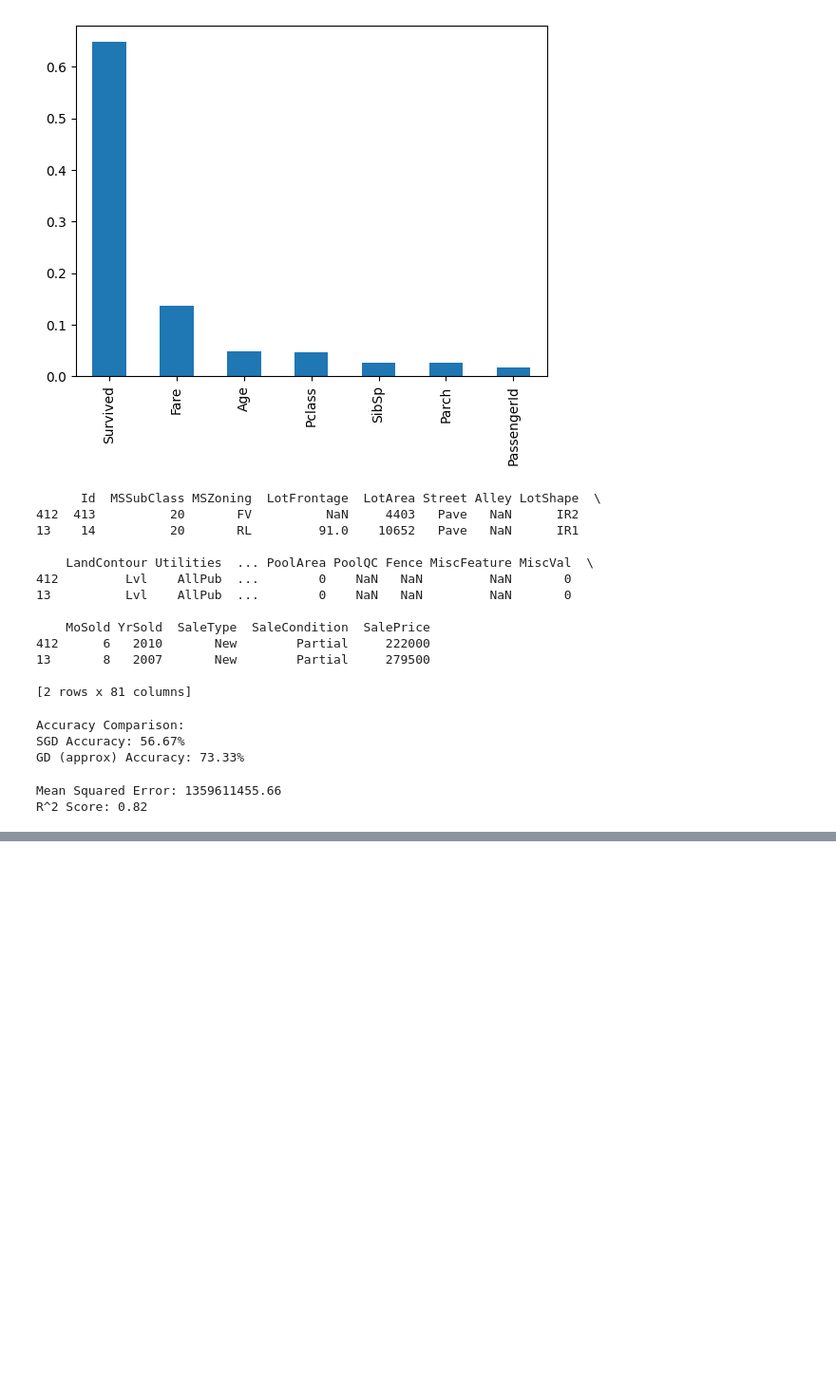
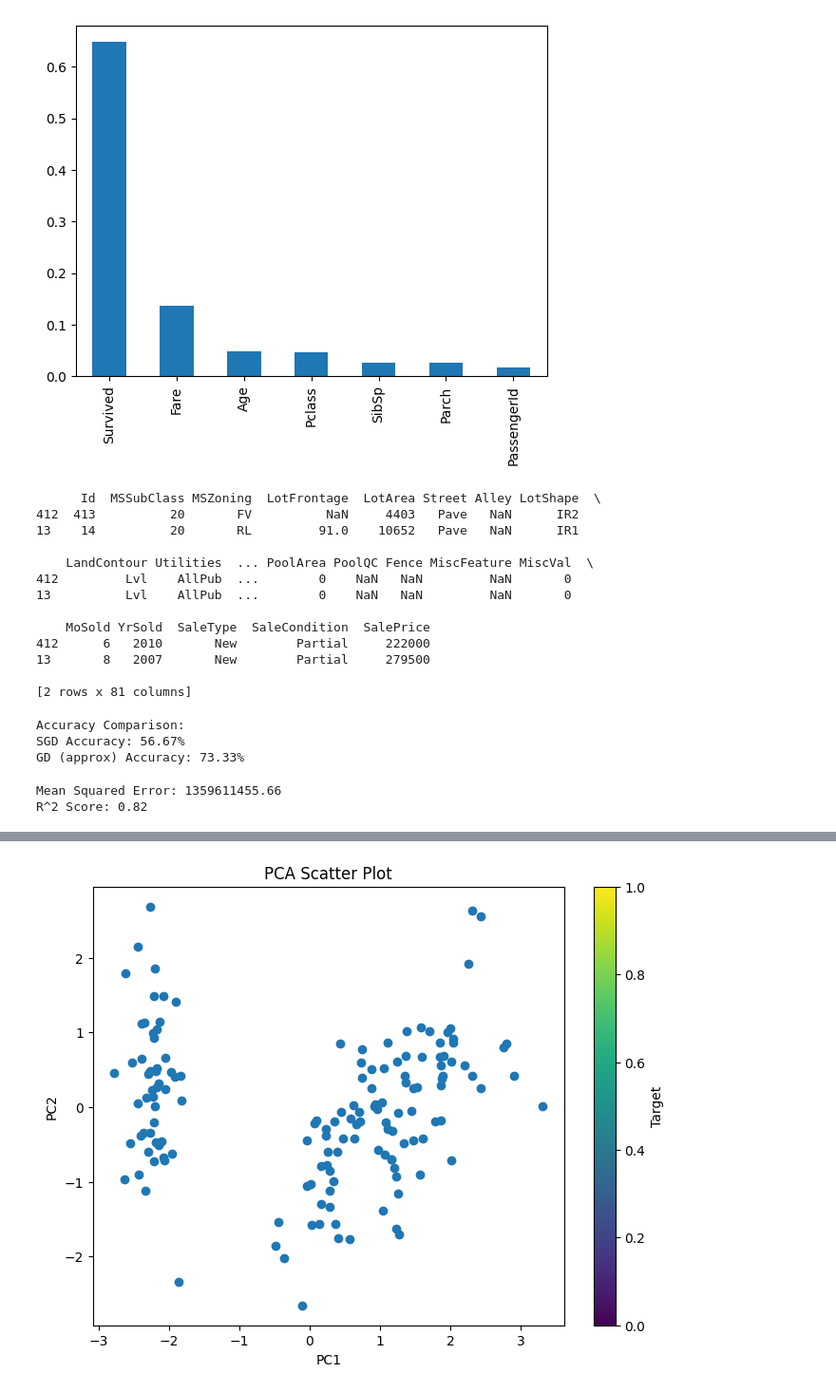
Before and after one commit to RohithThota2509/ML-lab-206, a Jupyter notebook: MLlab.ipynb, the cells around one changed output, grey strips where cells are left out. Shown at 95% size. Cells and saved outputs as stored; diff of their text form; code cells hidden in the pictures; blank space fills up the shorter version.

```diff
--- a/MLlab.ipynb
+++ b/MLlab.ipynb
@@ -289,0 +599,74 @@ R^2 Score: 0.82
+# %%
+# --------------------------
+# PCA Analysis Program
+# --------------------------
+
+# Required imports
+import pandas as pd
+import numpy as np
+import matplotlib.pyplot as plt
+from sklearn.datasets import load_iris, load_breast_cancer, load_diabetes
+from sklearn.preprocessing import StandardScaler
+from sklearn.decomposition import PCA
+
+# Load any dataset (example: Iris, Breast Cancer, Diabetes)
+dataset = load_iris(as_frame=True)
+X = dataset.data
+y = dataset.target
+feature_names = X.columns
+
+# --------------------------
+# 4.a Standardize the variables
+# --------------------------
+# PCA is affected by scale, so standardization ensures each variable contributes equally.
+scaler = StandardScaler()
+X_scaled = scaler.fit_transform(X)
+
+# --------------------------
+# 4.b Apply PCA
+# --------------------------
+pca = PCA()
+X_pca = pca.fit_transform(X_scaled)
+
+# Scatter plot using PC1 and PC2
+plt.figure(figsize=(8,6))
+plt.scatter(X_pca[:,0], X_pca[:,1])
+plt.xlabel('PC1')
+plt.ylabel('PC2')
+plt.title('PCA Scatter Plot')
+plt.colorbar(label='Target')
+plt.show()
+
+# --------------------------
+# 4.c Identify most important variables for PC1 and PC2
+# --------------------------
+loadings = pd.DataFrame(pca.components_.T, columns=[f'PC{i+1}' for i in range(X.shape[1])],
+                        index=feature_names)
+
+print("\nFeature loadings for PC1 and PC2:")
+print(loadings[['PC1','PC2']])
+
+print("\nMost important variables for PC1:")
+print(loadings['PC1'].abs().sort_values(ascending=False).head(3))
+
+print("\nMost important variables for PC2:")
+print(loadings['PC2'].abs().sort_values(ascending=False).head(3))
+
+# Explanation:
+# The higher the absolute value of a feature's loading, the more it contributes to that PC.
+
+# --------------------------
+# 4.d Variance explained by PC1 and PC2
+# --------------------------
+explained_variance = pca.explained_variance_ratio_
+print(f"\nVariance explained by PC1: {explained_variance[0]*100:.2f}%")
+print(f"Variance explained by PC2: {explained_variance[1]*100:.2f}%")
+
+# --------------------------
+# 4.e Number of PCs explaining >80% of total variance
+# --------------------------
+cumulative_variance = np.cumsum(explained_variance)
+num_pcs_80 = np.argmax(cumulative_variance >= 0.80) + 1
+print(f"\nNumber of PCs explaining >=80% variance: {num_pcs_80}")
+# %% [output]
+[figure, added]
```
Also changed, not shown: parts of 54 cells of this notebook.
